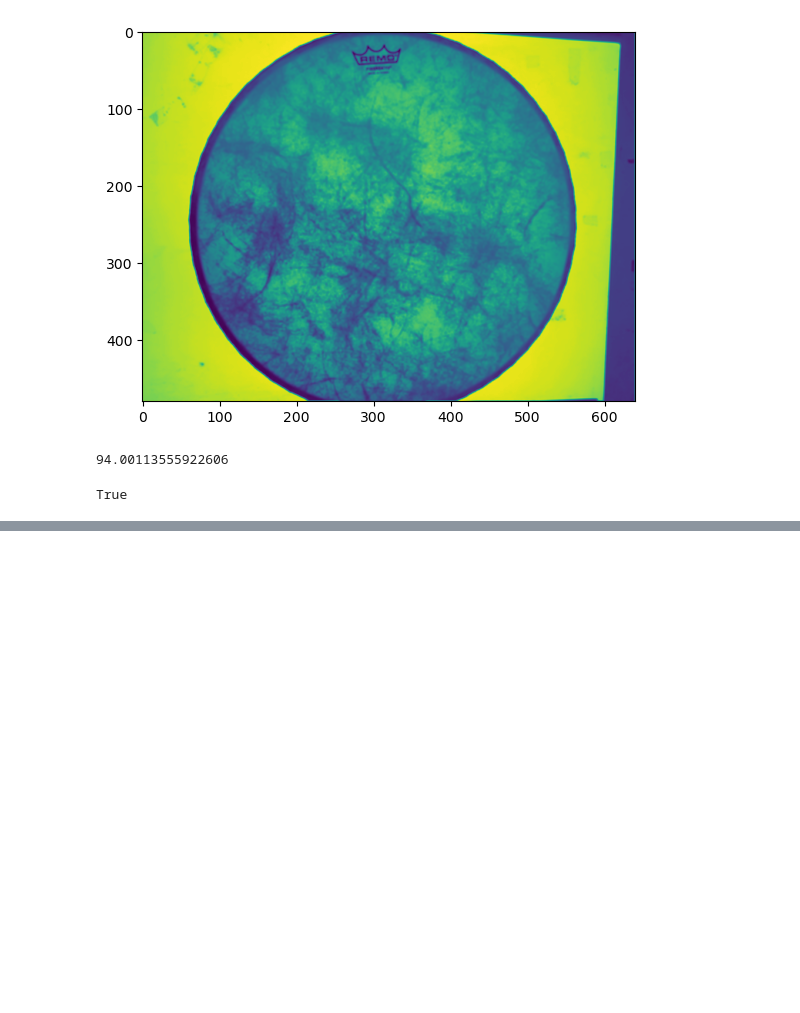
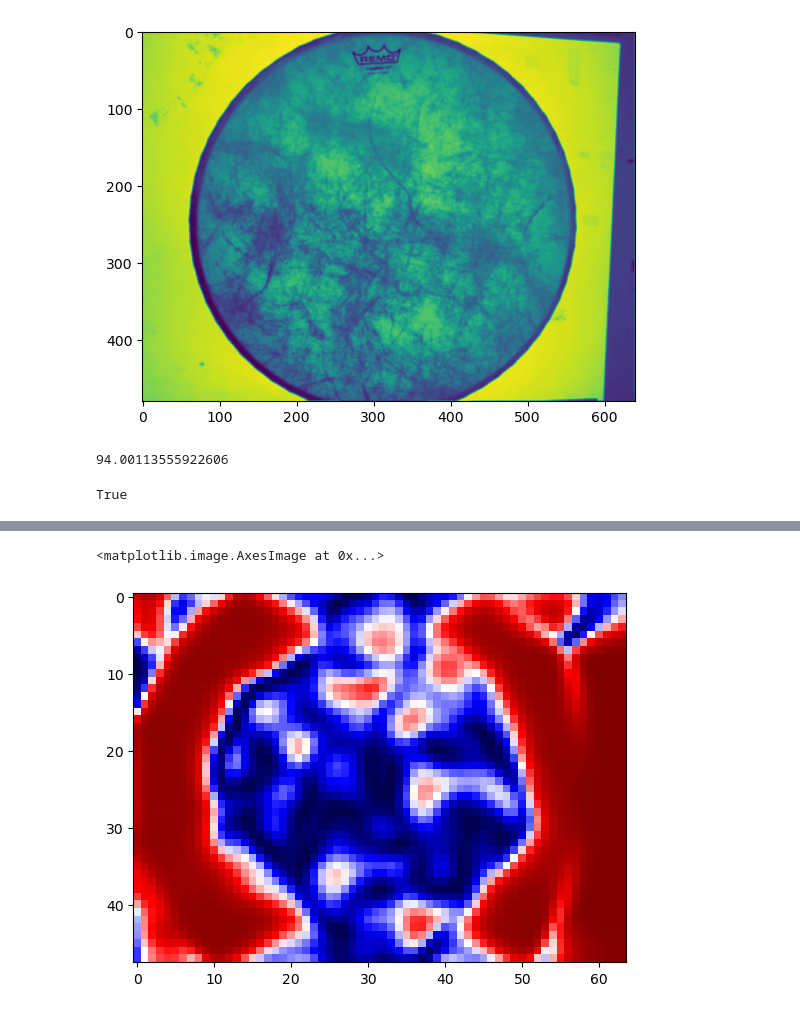
Before and after one commit to wernst24/bobdiffusion, a Jupyter notebook: experiment.ipynb, the cells around one changed output, grey strips where cells are left out. Cells and saved outputs as stored; diff of their text form; code cells hidden in the pictures; blank space fills up the shorter version.

```diff
--- a/experiment.ipynb
+++ b/experiment.ipynb
@@ -133,0 +140,6 @@ plt.imshow(img)
+# %%
+coh, ang = coh_ang_calc(drum_small)
+plt.imshow(coh, cmap='seismic')
+# %% [output]
+<matplotlib.image.AxesImage at 0x...>
+[figure, added]
```
Also changed, not shown: parts of 4 cells of this notebook.
